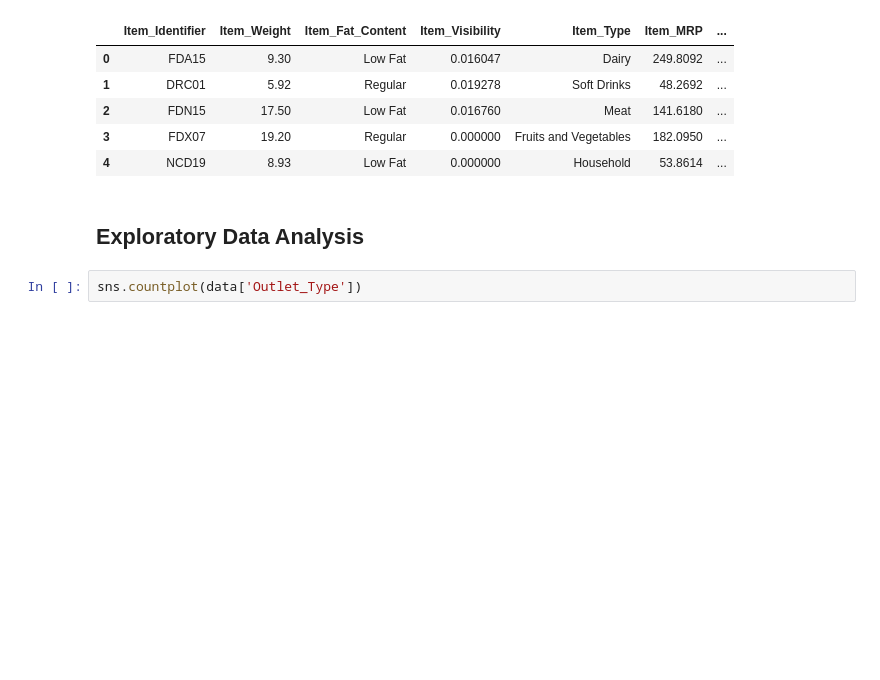
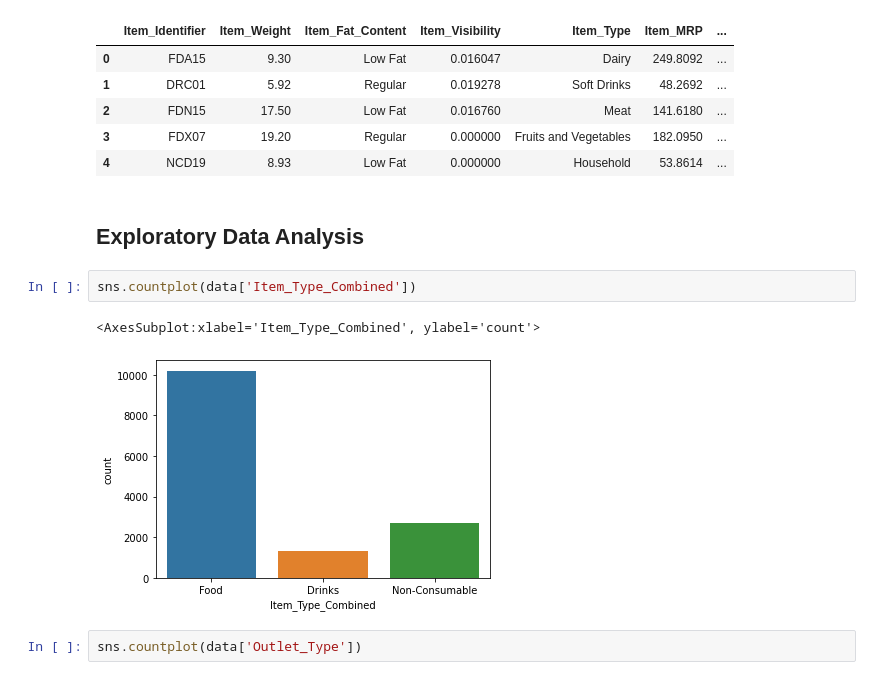
Before and after one commit to alanjoe12/Sales_Prediction, a Jupyter notebook: Sales_prediction.ipynb, the cells around one changed output. Cells and saved outputs as stored; diff of their text form; blank space fills up the shorter version.

```diff
--- a/Sales_prediction.ipynb
+++ b/Sales_prediction.ipynb
@@ -159,6 +172,11 @@ data.head()
 | 4 | NCD19 | 8.93 | Low Fat | 0.000000 | Household | 53.8614 | ... |
 # %% [markdown]
 ## Exploratory Data Analysis
+# %%
+sns.countplot(data['Item_Type_Combined'])
+# %% [output]
+<AxesSubplot:xlabel='Item_Type_Combined', ylabel='count'>
+[figure, added]
 # %%
 sns.countplot(data['Outlet_Type'])
 # %% [output]
```
Also changed, not shown: parts of 30 cells of this notebook, 4 other files.
